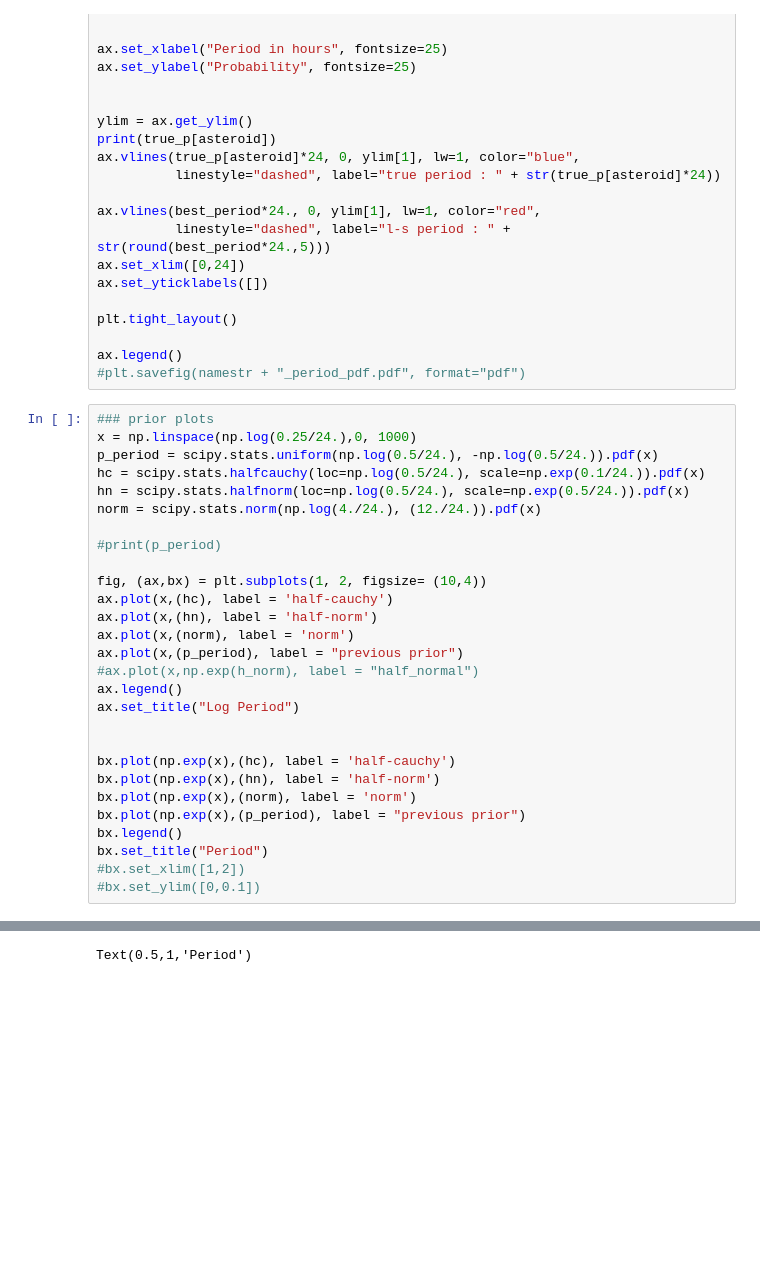
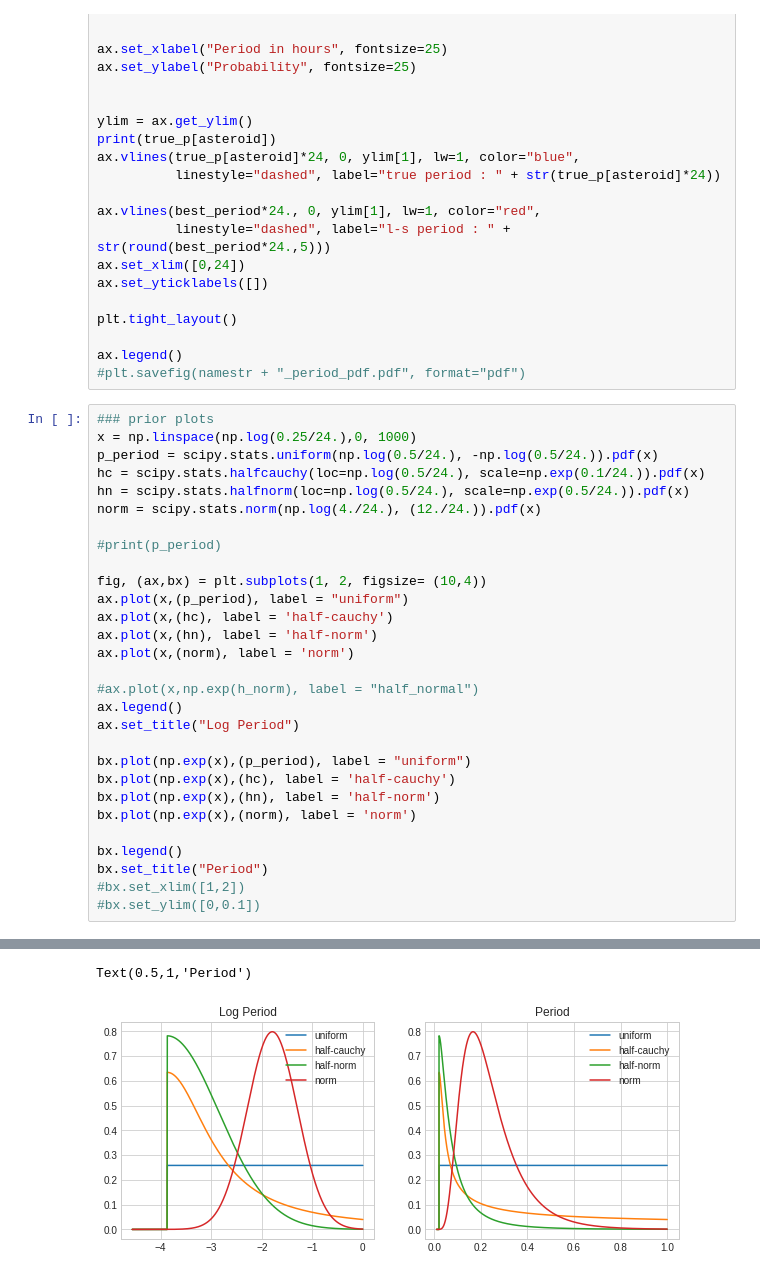
Before and after one commit to dirac-institute/CometGPs, a Jupyter notebook: cwl_sandbox/A-Motivating-Example.ipynb, the cells around one changed output, grey strips where cells are left out. Cells and saved outputs as stored; diff of their text form; blank space fills up the shorter version.

```diff
--- a/cwl_sandbox/A-Motivating-Example.ipynb
+++ b/cwl_sandbox/A-Motivating-Example.ipynb
@@ -488,19 +478,20 @@ norm = scipy.stats.norm(np.log(4./24.), (12./24.)).pdf(x)
 #print(p_period)
 
 fig, (ax,bx) = plt.subplots(1, 2, figsize= (10,4))
+ax.plot(x,(p_period), label = "uniform")
 ax.plot(x,(hc), label = 'half-cauchy')
 ax.plot(x,(hn), label = 'half-norm')
 ax.plot(x,(norm), label = 'norm')
-ax.plot(x,(p_period), label = "previous prior")
+
 #ax.plot(x,np.exp(h_norm), label = "half_normal")
 ax.legend()
 ax.set_title("Log Period")
 
-
+bx.plot(np.exp(x),(p_period), label = "uniform")
 bx.plot(np.exp(x),(hc), label = 'half-cauchy')
 bx.plot(np.exp(x),(hn), label = 'half-norm')
 bx.plot(np.exp(x),(norm), label = 'norm')
-bx.plot(np.exp(x),(p_period), label = "previous prior")
+
 bx.legend()
 bx.set_title("Period")
 #bx.set_xlim([1,2])
@@ -511 +500,2 @@ bx.set_title("Period")
 Text(0.5,1,'Period')
+[figure, added]
```
Also changed, not shown: parts of 11 cells of this notebook, 31 other files.
